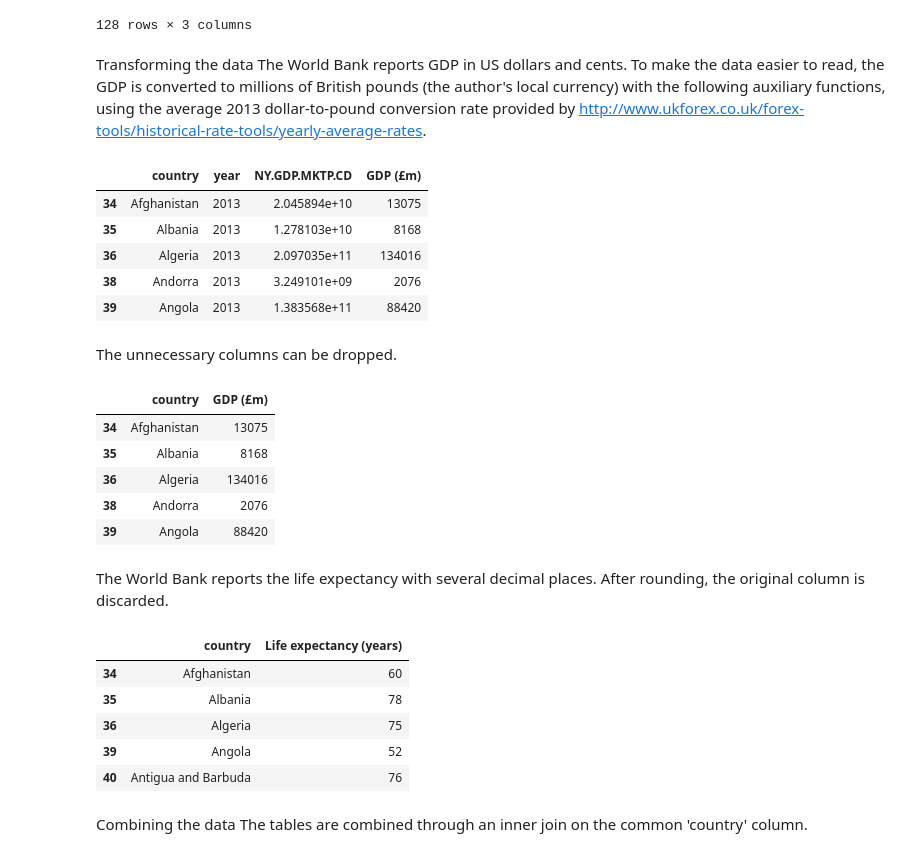
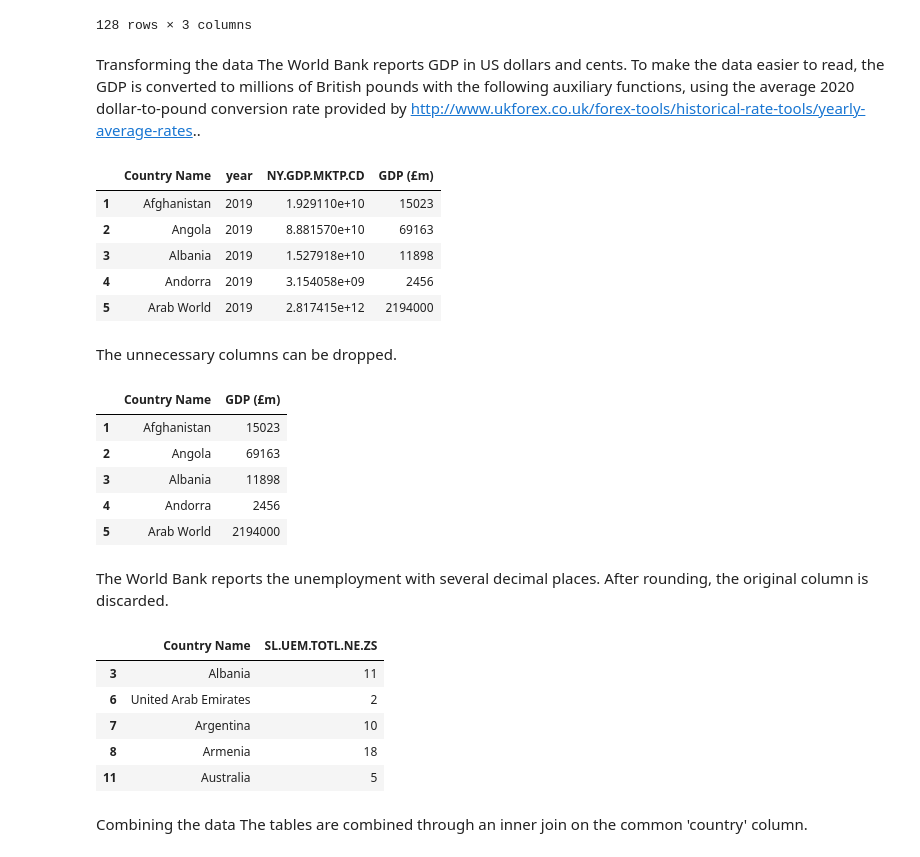
Before and after one commit to Women-Techsters-Fellowship-2021/Week-5-Assessment, a Jupyter notebook: Anagu Esther WT-21-074/Project2 on .ipynb, the cells around one changed output. Drawn from its saved outputs; the diff is of its cells as text; code cells hidden in the pictures.

```diff
--- a/Anagu Esther WT-21-074/Project2 on .ipynb
+++ b/Anagu Esther WT-21-074/Project2 on .ipynb
@@ -68,7 +71,7 @@ Inspecting the data with head() and tail() shows that:
 Some countries are missing for in the two data sets: GDP and Unemployment Rates.
 The data is therefore cleaned by removing the rows with unavailable values using the drop() method.
 # %%
-gdpCountries = gdpReset[2:].dropna()
+gdpCountries = gdpReset[0:].dropna()
 gdpCountries
 # %% [output]
 |  | Country Name | year | NY.GDP.MKTP.CD |
@@ -103,53 +106,53 @@ lifeCountries
 128 rows × 3 columns
 # %% [markdown]
 Transforming the data
-The World Bank reports GDP in US dollars and cents. To make the data easier to read, the GDP is converted to millions of British pounds (the author's local currency) with the following auxiliary functions, using the average 2013 dollar-to-pound conversion rate provided by http://www.ukforex.co.uk/forex-tools/historical-rate-tools/yearly-average-rates.
+The World Bank reports GDP in US dollars and cents. To make the data easier to read, the GDP is converted to millions of British pounds with the following auxiliary functions, using the average 2020 dollar-to-pound conversion rate provided by http://www.ukforex.co.uk/forex-tools/historical-rate-tools/yearly-average-rates..
 # %%
 def roundToMillions (value):
     return round(value / 1000000)
 
 def usdToGBP (usd):
-    return usd / 1.564768
+    return usd / 1.284145
 
 GDP = 'GDP (£m)'
 gdpCountries[GDP] = gdpCountries[GDP_INDICATOR].apply(usdToGBP).apply(roundToMillions)
 gdpCountries.head()
 # %% [output]
-|  | country | year | NY.GDP.MKTP.CD | GDP (£m) |
-| 34 | Afghanistan | 2013 | 2.045894e+10 | 13075 |
-| 35 | Albania | 2013 | 1.278103e+10 | 8168 |
-| 36 | Algeria | 2013 | 2.097035e+11 | 134016 |
-| 38 | Andorra | 2013 | 3.249101e+09 | 2076 |
-| 39 | Angola | 2013 | 1.383568e+11 | 88420 |
+|  | Country Name | year | NY.GDP.MKTP.CD | GDP (£m) |
+| 1 | Afghanistan | 2019 | 1.929110e+10 | 15023 |
+| 2 | Angola | 2019 | 8.881570e+10 | 69163 |
+| 3 | Albania | 2019 | 1.527918e+10 | 11898 |
+| 4 | Andorra | 2019 | 3.154058e+09 | 2456 |
+| 5 | Arab World | 2019 | 2.817415e+12 | 2194000 |
 # %% [markdown]
 The unnecessary columns can be dropped.
 # %%
-COUNTRY = 'country'
+COUNTRY = 'Country Name'
 headings = [COUNTRY, GDP]
 gdpClean = gdpCountries[headings]
 gdpClean.head()
 # %% [output]
-|  | country | GDP (£m) |
-| 34 | Afghanistan | 13075 |
-| 35 | Albania | 8168 |
-| 36 | Algeria | 134016 |
-| 38 | Andorra | 2076 |
-| 39 | Angola | 88420 |
+|  | Country Name | GDP (£m) |
+| 1 | Afghanistan | 15023 |
+| 2 | Angola | 69163 |
+| 3 | Albania | 11898 |
+| 4 | Andorra | 2456 |
+| 5 | Arab World | 2194000 |
 # %% [markdown]
-The World Bank reports the life expectancy with several decimal places. After rounding, the original column is discarded.
+The World Bank reports the unemployment with several decimal places. After rounding, the original column is discarded.
 # %%
-LIFE = 'Life expectancy (years)'
-lifeCountries[LIFE] = lifeCountries[LIFE_INDICATOR].apply(round)
-headings = [COUNTRY, LIFE]
-lifeClean = lifeCountries[headings]
-lifeClean.head()
+UNEMPLOYMENT = 'SL.UEM.TOTL.NE.ZS'
+UnemployCountries[UNEMPLOYMENT] = UnemployCountries[UNEMPLOYMENT_INDICATOR].apply(round)
+headings = [COUNTRY, UNEMPLOYMENT]
+UnempClean = UnemployCountries[headings]
+UnempClean.head()
 # %% [output]
-|  | country | Life expectancy (years) |
-| 34 | Afghanistan | 60 |
-| 35 | Albania | 78 |
-| 36 | Algeria | 75 |
-| 39 | Angola | 52 |
-| 40 | Antigua and Barbuda | 76 |
+|  | Country Name | SL.UEM.TOTL.NE.ZS |
+| 3 | Albania | 11 |
+| 6 | United Arab Emirates | 2 |
+| 7 | Argentina | 10 |
+| 8 | Armenia | 18 |
+| 11 | Australia | 5 |
 # %% [markdown]
 Combining the data
 The tables are combined through an inner join on the common 'country' column.
```
Also changed, not shown: parts of 10 cells of this notebook.
